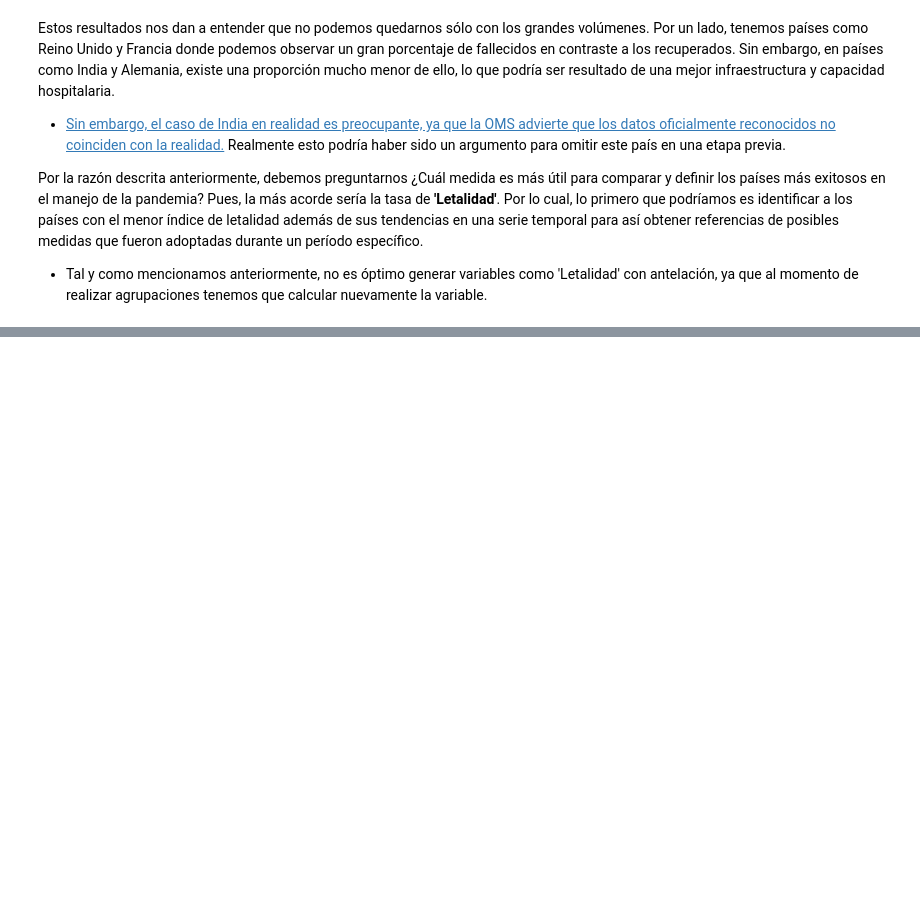
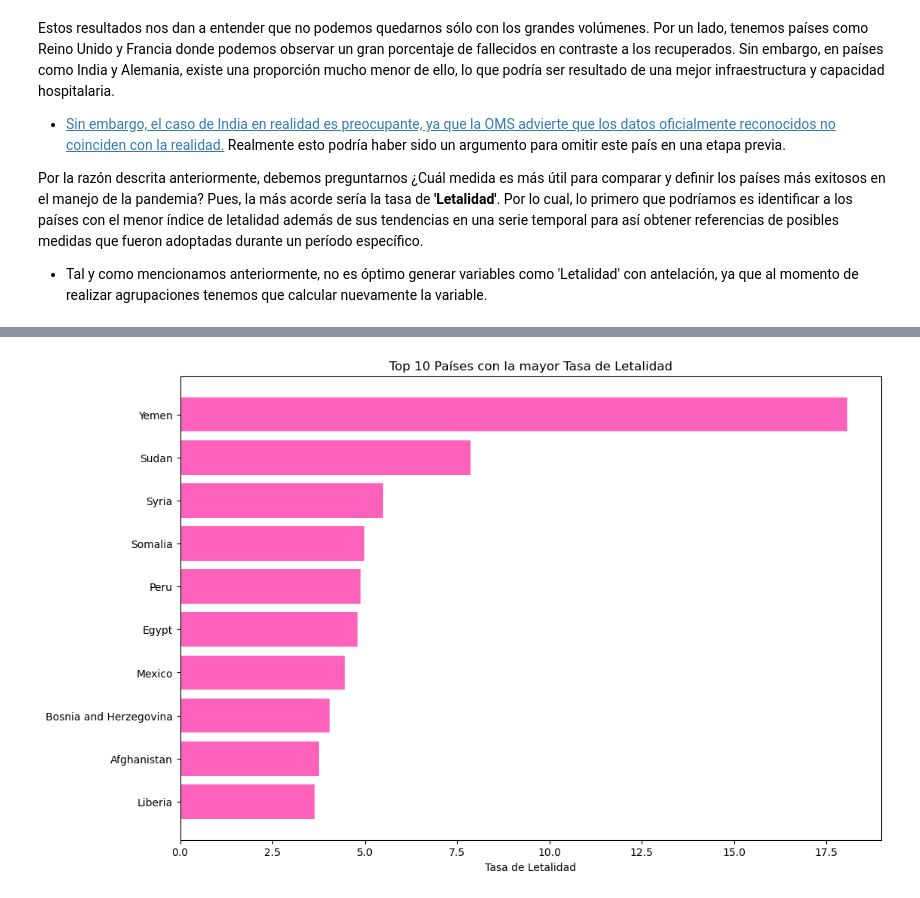
Before and after one commit to cpizarrov/proyecto_final, a Jupyter notebook: 04_Visualizacion_y_Analisis.ipynb, the cells around one changed output, grey strips where cells are left out. Saved outputs shown, nothing was run; the diff lists cells and outputs as text; code cells hidden in the pictures; blank space fills up the shorter version.

```diff
--- a/04_Visualizacion_y_Analisis.ipynb
+++ b/04_Visualizacion_y_Analisis.ipynb
@@ -74,0 +90,11 @@ Por la razón descrita anteriormente, debemos preguntarnos ¿Cuál medida es má
+# %%
+casos_fracaso = data_pais.sort_values(by='letalidad', ascending=False).head(10)
+# %%
+plt.figure(figsize=(12, 8))
+plt.barh(casos_fracaso['pais'], casos_fracaso['letalidad'], color='#ff62bc')
+plt.xlabel('Tasa de Letalidad')
+plt.title('Top 10 Países con la mayor Tasa de Letalidad')
+plt.gca().invert_yaxis()
+plt.show()
+# %% [output]
+[figure, added]
```
Also changed, not shown: parts of 8 cells of this notebook.
